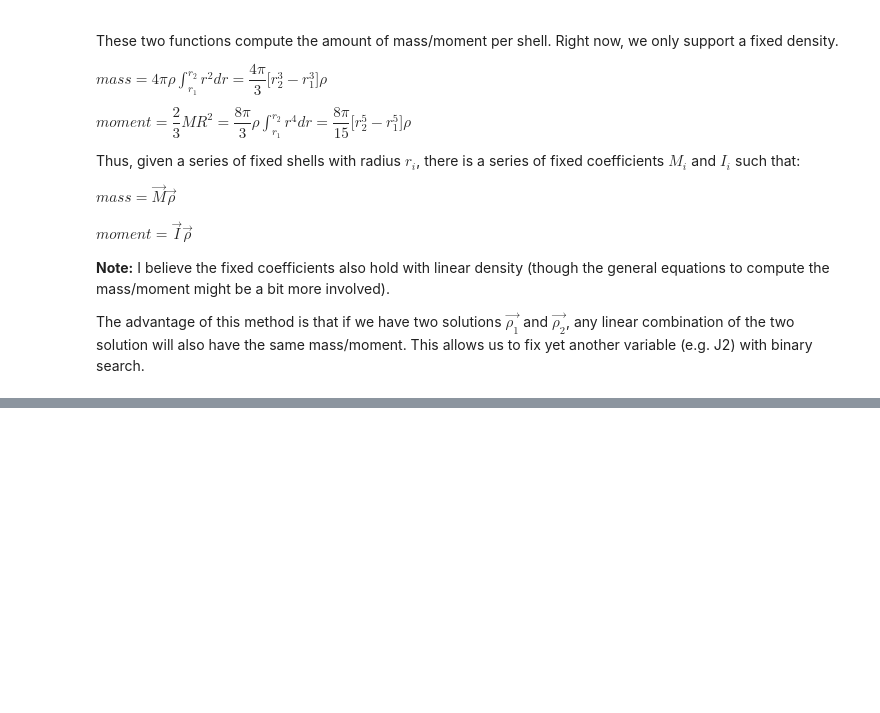
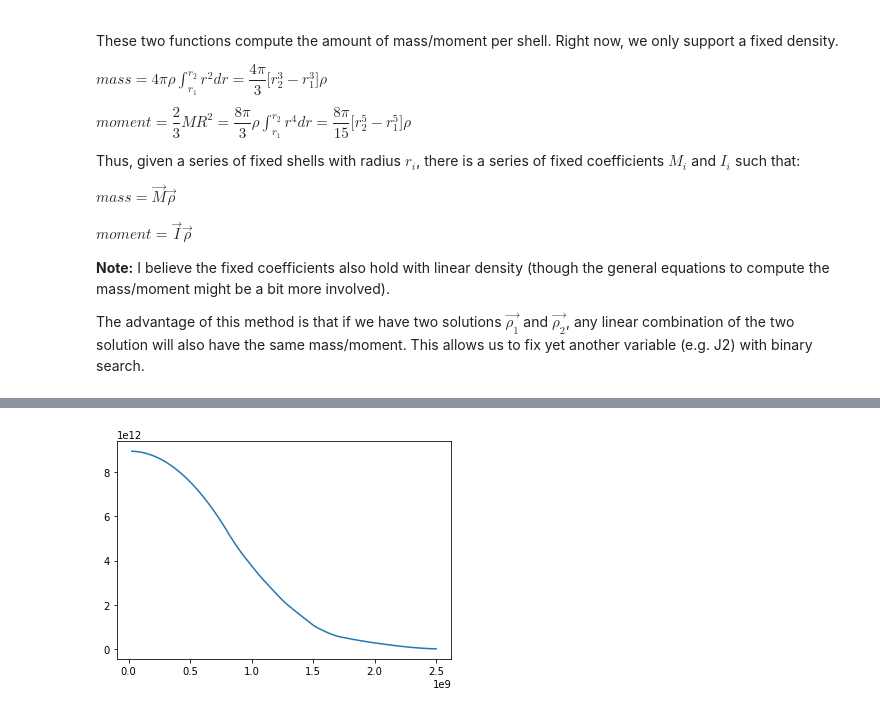
Before and after one commit to podolak/mcplanet, a Jupyter notebook: random_models.ipynb, the cells around one changed output, grey strips where cells are left out. Cells and saved outputs as stored; diff of their text form; code cells hidden in the pictures; blank space fills up the shorter version.

```diff
--- a/random_models.ipynb
+++ b/random_models.ipynb
@@ -8,6 +8,7 @@ First thing you should do is run all the cell by either hitting ctrl+enter for e
 import numpy as np
 import random
 import matplotlib.pyplot as plt
+G = 6.6743e-8
 # %% [markdown]
 ### Random model code
 
@@ -365,0 +488,4 @@ plot_model(model, label="total mass")
+# %%
+plot_model((model[0], compute_pressure(model)))
+# %% [output]
+[figure, added]
```
Also changed, not shown: parts of 15 cells of this notebook.
